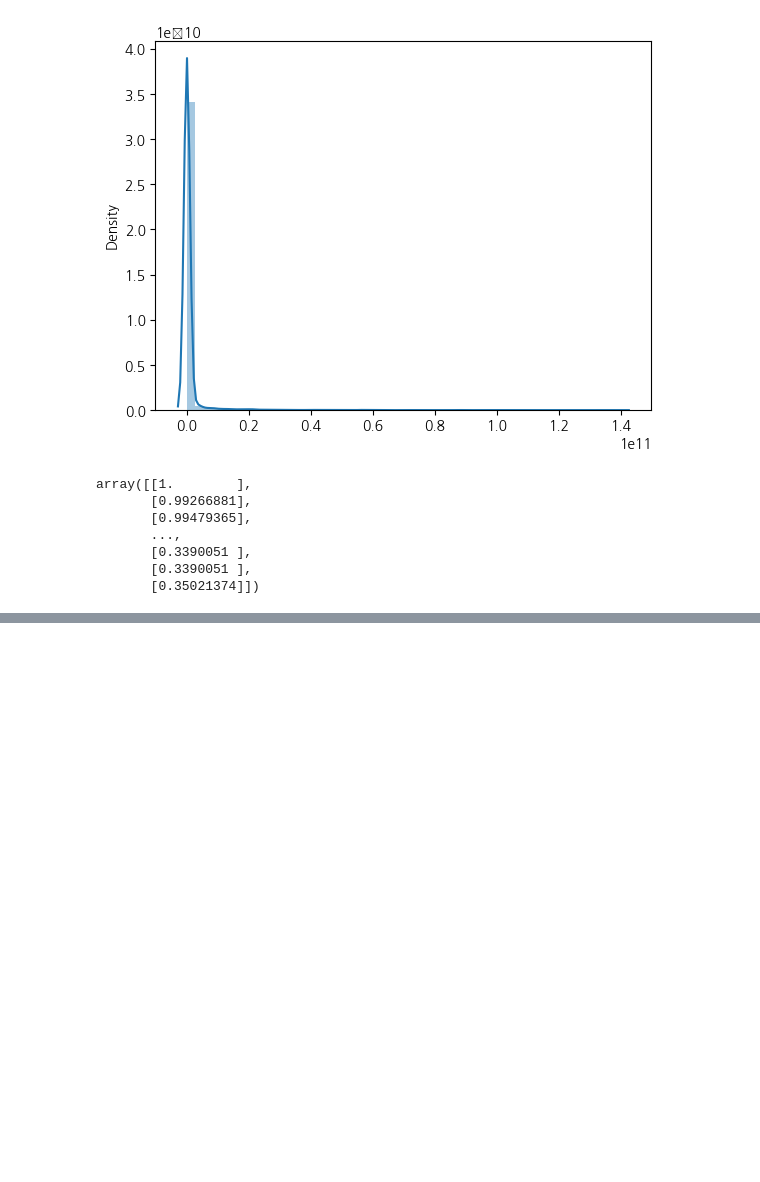
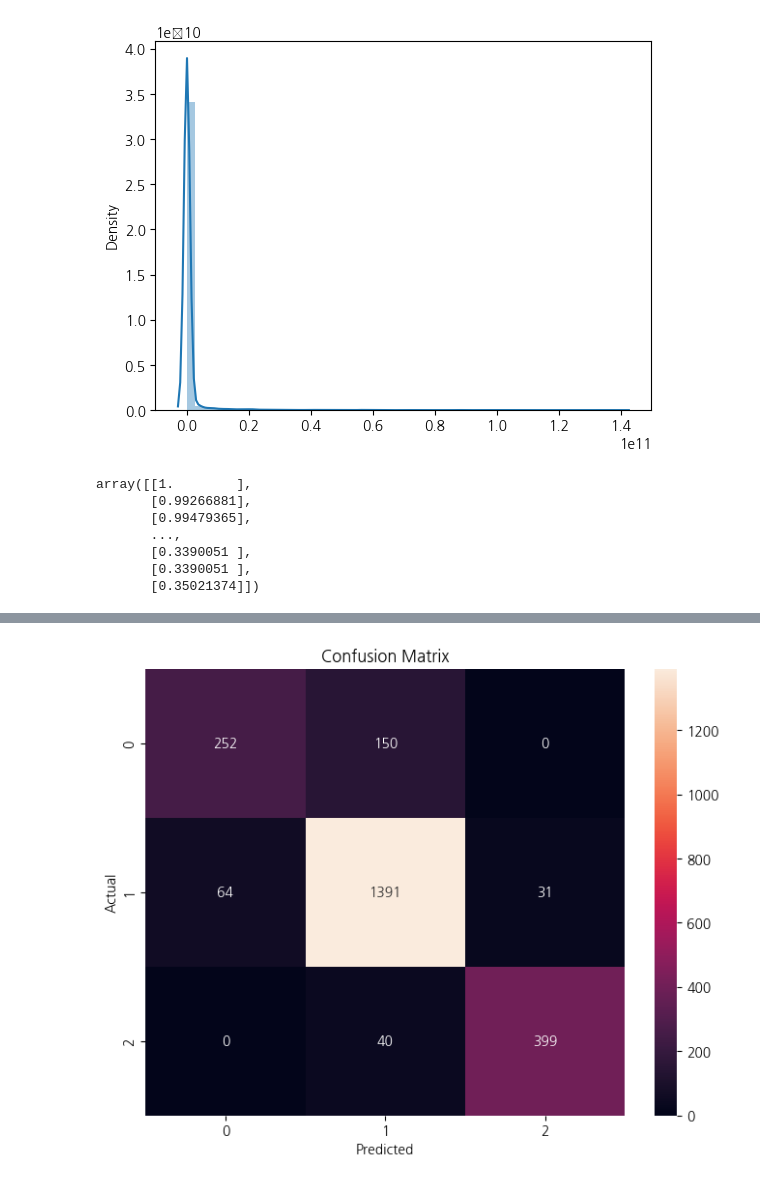
Before and after one commit to heeejini/DataScience_TermProject, a Jupyter notebook: Data_Science_Term_Project.ipynb, the cells around one changed output, grey strips where cells are left out. Saved outputs shown, nothing was run; the diff lists cells and outputs as text; code cells hidden in the pictures; blank space fills up the shorter version.

```diff
--- a/Data_Science_Term_Project.ipynb
+++ b/Data_Science_Term_Project.ipynb
@@ -921,6 +923,6 @@ array([[1.        ],
        [0.3390051 ],
        [0.35021374]])
 # %%
-y_labels = np.digitize(y, bins=[0, 1/2, 1]) - 1
+y_labels = np.digitize(y, bins=[0, 1/3, 2/3])
 print(y_labels)
 # %% [output]
@@ -995,0 +936,84 @@ plt.show()
+# %%
+import matplotlib.pyplot as plt
+from sklearn.ensemble import RandomForestClassifier
+from sklearn.model_selection import GridSearchCV
+from sklearn.metrics import accuracy_score, precision_score, recall_score, f1_score
+from sklearn.impute import SimpleImputer
+from sklearn.model_selection import train_test_split
+
+# 데이터 분할
+X_train, X_test, y_train, y_test = train_test_split(X, y_labels, test_size=0.2, random_state=42)
+
+# 결측값 처리를 위한 Imputer 객체 생성
+imputer = SimpleImputer()
+
+# X_train에 대해서만 결측값 처리를 수행
+X_train = imputer.fit_transform(X_train)
+
+# X_test에 대해서도 결측값 처리를 수행
+X_test = imputer.transform(X_test)
+
+# 모델 설정
+model = RandomForestClassifier(random_state=42)
+
+# 하이퍼파라미터 그리드 설정
+param_grid = {
+    'n_estimators': [100, 200, 300],
+    'max_depth': [None, 5, 10],
+    'min_samples_split': [2, 4, 8]
+}
+
+# GridSearchCV를 사용하여 최적의 매개 변수 탐색
+grid = GridSearchCV(model, param_grid, cv=5, scoring='accuracy')
+grid.fit(X_train, y_train)
+
+# 최적의 모델과 매개 변수 출력
+best_model = grid.best_estimator_
+best_params = grid.best_params_
+print("Best Model: ", best_model)
+print("Best Parameters: ", best_params)
+
+# 상위 5개 모델 출력
+cv_results = grid.cv_results_
+scores_params = sorted(zip(cv_results['mean_test_score'], cv_results['params']), key=lambda x: x[0], reverse=True)
+print("Top 5 Models:")
+for i in range(5):
+    params = {key: value for key, value in scores_params[i][1].items() if key in param_grid}
+    print(f"Model {i+1} Accuracy: {scores_params[i][0]}")
+    print(f"Model {i+1} Parameters: {params}")
+    print()
+
+# 테스트 세트에서 예측
+y_pred = best_model.predict(X_test)
+
+# 성능 평가
+accuracy = accuracy_score(y_test, y_pred)
+precision = precision_score(y_test, y_pred, average="macro")
+recall = recall_score(y_test, y_pred, average="macro")
+f1 = f1_score(y_test, y_pred, average="macro")
+
+print(f"Accuracy: {accuracy}")
+print(f"Precision: {precision}")
+print(f"Recall: {recall}")
+print(f"F1 Score: {f1}")
+
+# Confusion Matrix
+cm = confusion_matrix(y_test, y_pred)
+plt.figure(figsize=(8, 6))
+sns.heatmap(cm, annot=True, fmt='d')
+plt.xlabel('Predicted')
+plt.ylabel('Actual')
+plt.title('Confusion Matrix')
+plt.show()
+
+# Feature Importance
+importances = best_model.feature_importances_
+indices = np.argsort(importances)
+
+plt.figure(figsize=(10, 6))
+plt.barh(range(len(indices)), importances[indices], color='b', align='center')
+plt.yticks(range(len(indices)), [features[i] for i in indices])
+plt.xlabel('Relative Importance')
+plt.title('Feature Importances')
+plt.show()
+# %% [output]
@@ -995,0 +1037 @@ plt.show()
+[figure, added]
```
Also changed, not shown: parts of 8 cells of this notebook.
